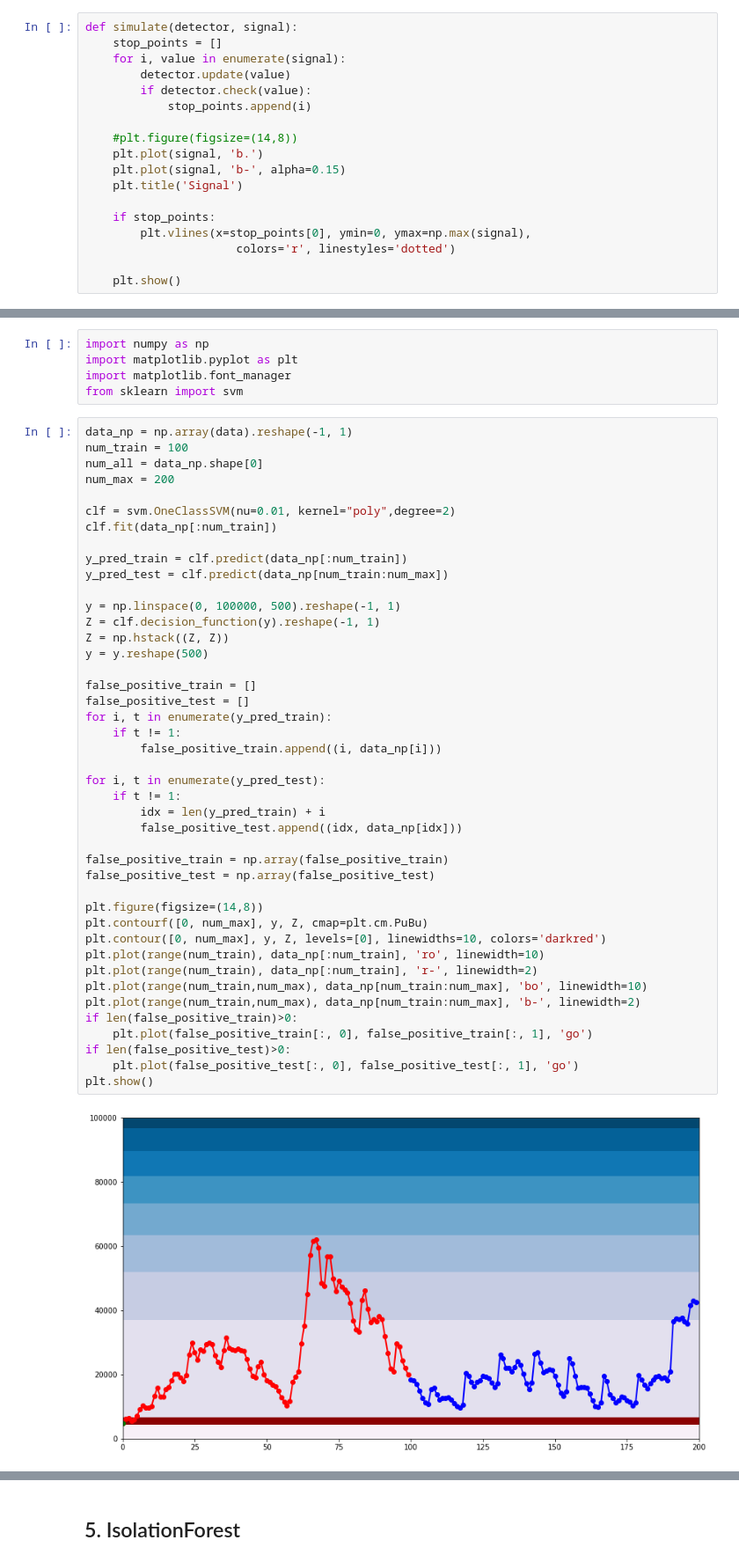
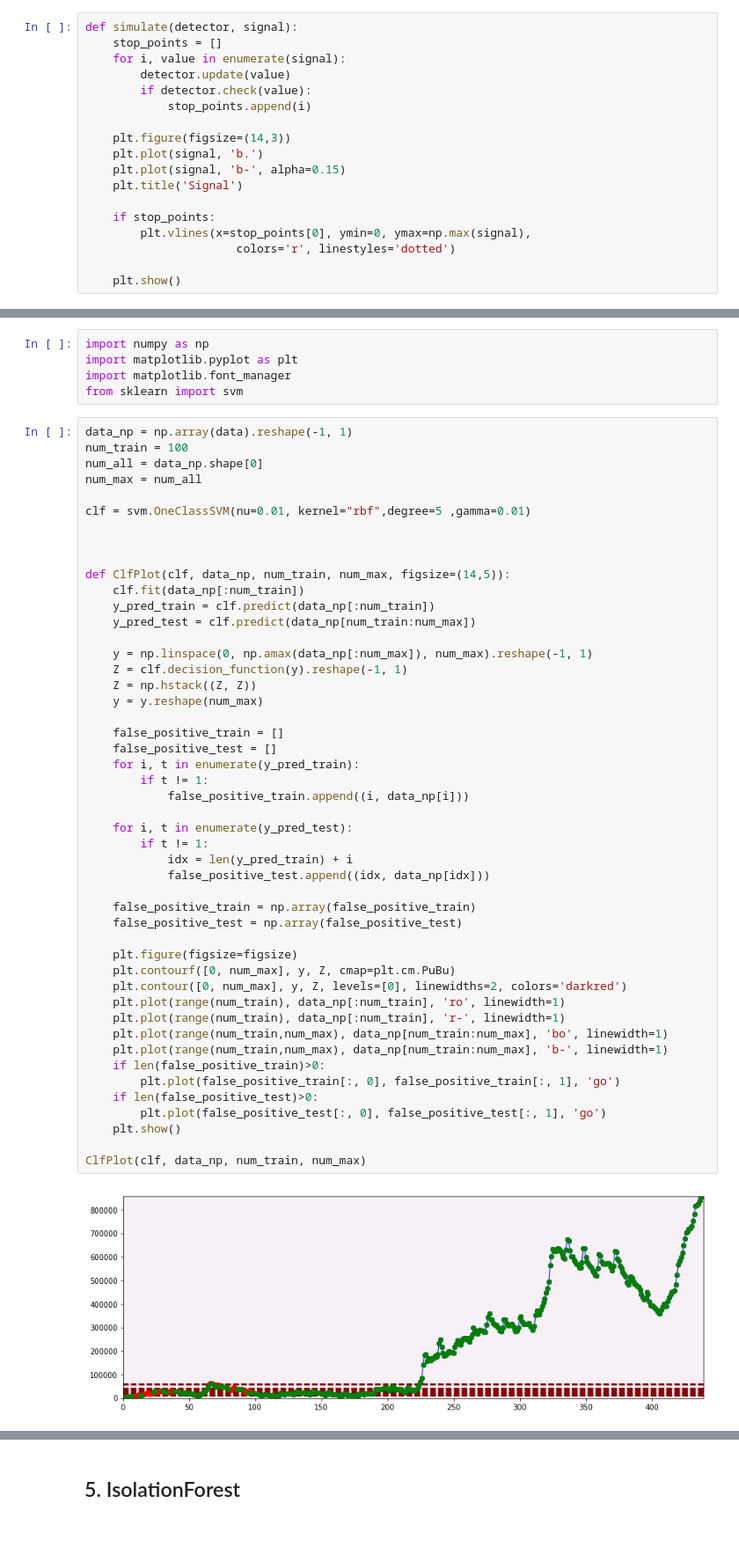
Before and after one commit to MirAlexey/netology-ds, a Jupyter notebook: HW_26/DS_HW_26.ipynb, the cells around one changed output, grey strips where cells are left out. Shown at 88% size. Drawn from its saved outputs; the diff is of its cells as text; blank space fills up the shorter version.

```diff
--- a/HW_26/DS_HW_26.ipynb
+++ b/HW_26/DS_HW_26.ipynb
@@ -66,7 +64,7 @@ def simulate(detector, signal):
         if detector.check(value):
             stop_points.append(i)
 
-    #plt.figure(figsize=(14,8))
+    plt.figure(figsize=(14,3))
     plt.plot(signal, 'b.')
     plt.plot(signal, 'b-', alpha=0.15)
     plt.title('Signal')
@@ -321,45 +288,50 @@ from sklearn import svm
 # %%
 data_np = np.array(data).reshape(-1, 1)
 num_train = 100
 num_all = data_np.shape[0]
-num_max = 200
+num_max = num_all
 
-clf = svm.OneClassSVM(nu=0.01, kernel="poly",degree=2)
-clf.fit(data_np[:num_train])
+clf = svm.OneClassSVM(nu=0.01, kernel="rbf",degree=5 ,gamma=0.01)
 
-y_pred_train = clf.predict(data_np[:num_train])
-y_pred_test = clf.predict(data_np[num_train:num_max])
 
-y = np.linspace(0, 100000, 500).reshape(-1, 1)
-Z = clf.decision_function(y).reshape(-1, 1)
-Z = np.hstack((Z, Z))
-y = y.reshape(500)
 
-false_positive_train = []
-false_positive_test = []
-for i, t in enumerate(y_pred_train):
-    if t != 1:
-        false_positive_train.append((i, data_np[i]))
+def ClfPlot(clf, data_np, num_train, num_max, figsize=(14,5)):
+    clf.fit(data_np[:num_train])
+    y_pred_train = clf.predict(data_np[:num_train])
+    y_pred_test = clf.predict(data_np[num_train:num_max])
 
-for i, t in enumerate(y_pred_test):
-    if t != 1:
-        idx = len(y_pred_train) + i
-        false_positive_test.append((idx, data_np[idx]))
+    y = np.linspace(0, np.amax(data_np[:num_max]), num_max).reshape(-1, 1)
+    Z = clf.decision_function(y).reshape(-1, 1)
+    Z = np.hstack((Z, Z))
+    y = y.reshape(num_max)
 
-false_positive_train = np.array(false_positive_train)
-false_positive_test = np.array(false_positive_test)
+    false_positive_train = []
+    false_positive_test = []
+    for i, t in enumerate(y_pred_train):
+        if t != 1:
+            false_positive_train.append((i, data_np[i]))
 
-plt.figure(figsize=(14,8))
-plt.contourf([0, num_max], y, Z, cmap=plt.cm.PuBu)
-plt.contour([0, num_max], y, Z, levels=[0], linewidths=10, colors='darkred')
-plt.plot(range(num_train), data_np[:num_train], 'ro', linewidth=10)
-plt.plot(range(num_train), data_np[:num_train], 'r-', linewidth=2)
-plt.plot(range(num_train,num_max), data_np[num_train:num_max], 'bo', linewidth=10)
-plt.plot(range(num_train,num_max), data_np[num_train:num_max], 'b-', linewidth=2)
-if len(false_positive_train)>0:
-    plt.plot(false_positive_train[:, 0], false_positive_train[:, 1], 'go')
-if len(false_positive_test)>0:
-    plt.plot(false_positive_test[:, 0], false_positive_test[:, 1], 'go')
-plt.show()
+    for i, t in enumerate(y_pred_test):
+        if t != 1:
+            idx = len(y_pred_train) + i
+            false_positive_test.append((idx, data_np[idx]))
+
+    false_positive_train = np.array(false_positive_train)
+    false_positive_test = np.array(false_positive_test)
+
+    plt.figure(figsize=figsize)
+    plt.contourf([0, num_max], y, Z, cmap=plt.cm.PuBu)
+    plt.contour([0, num_max], y, Z, levels=[0], linewidths=2, colors='darkred')
+    plt.plot(range(num_train), data_np[:num_train], 'ro', linewidth=1)
+    plt.plot(range(num_train), data_np[:num_train], 'r-', linewidth=1)
+    plt.plot(range(num_train,num_max), data_np[num_train:num_max], 'bo', linewidth=1)
+    plt.plot(range(num_train,num_max), data_np[num_train:num_max], 'b-', linewidth=1)
+    if len(false_positive_train)>0:
+        plt.plot(false_positive_train[:, 0], false_positive_train[:, 1], 'go')
+    if len(false_positive_test)>0:
+        plt.plot(false_positive_test[:, 0], false_positive_test[:, 1], 'go')
+    plt.show()
+
+ClfPlot(clf, data_np, num_train, num_max)
 # %% [output]
-[figure, old version]
+[figure, new version]
```
Also changed, not shown: parts of 23 cells of this notebook.
